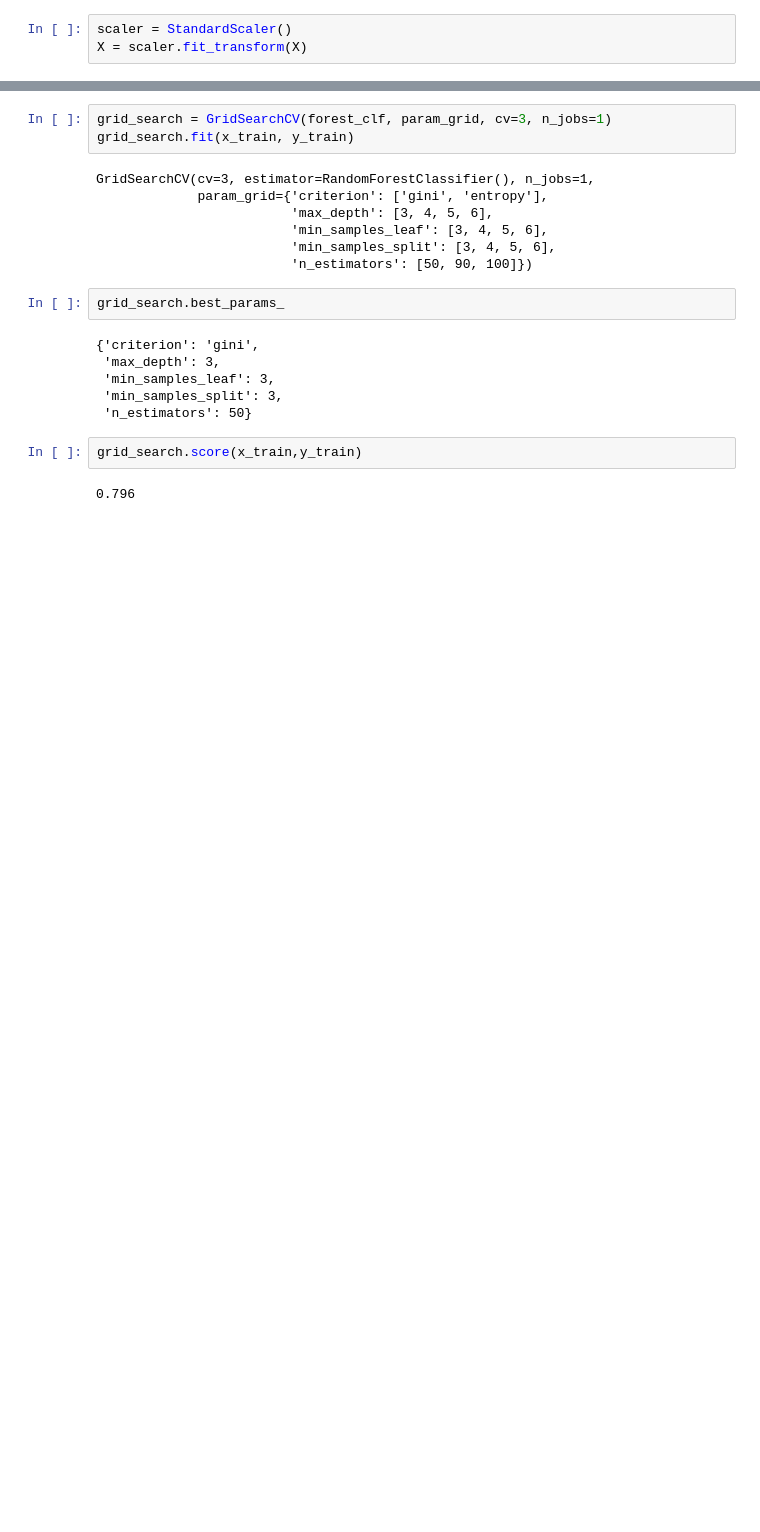
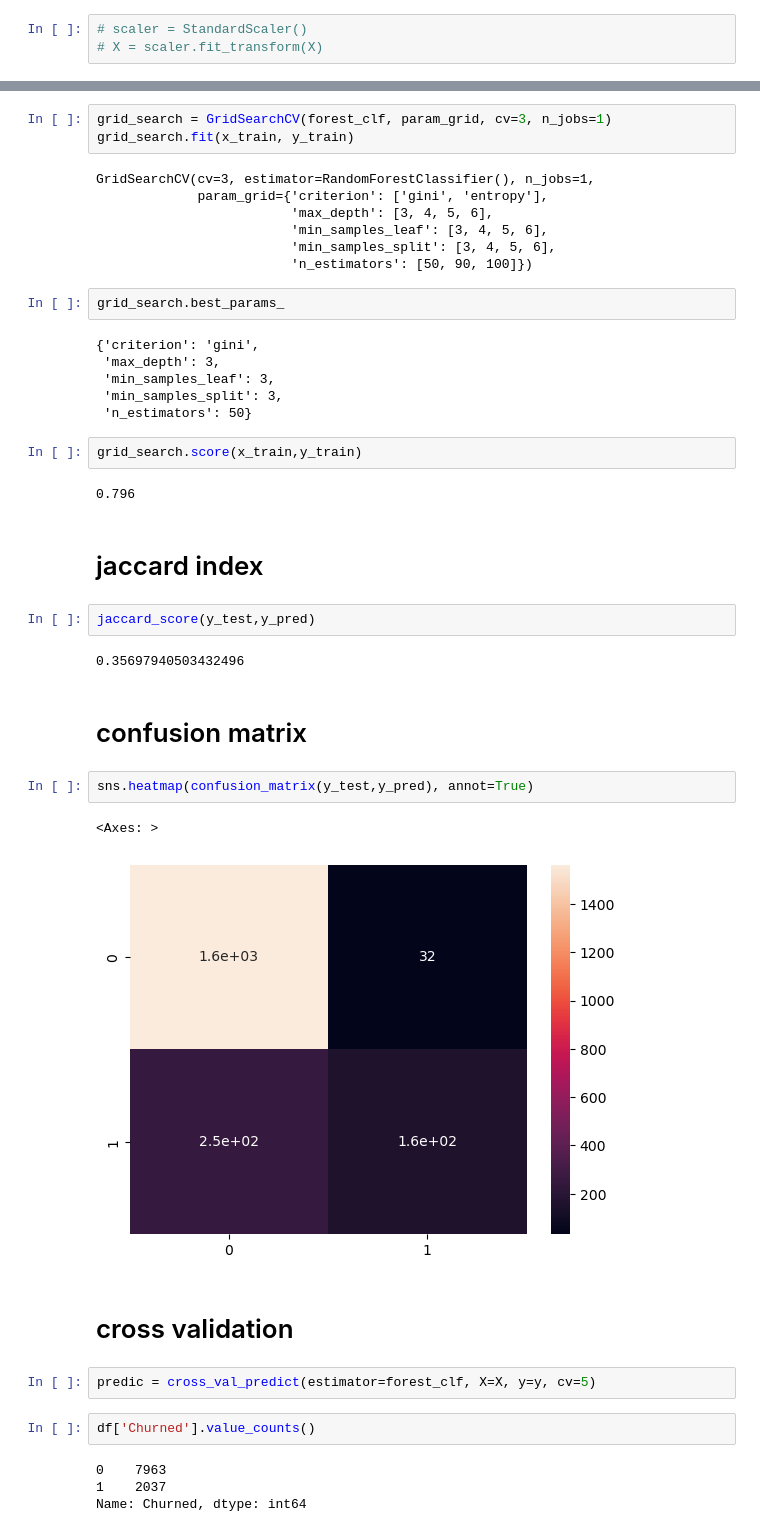
Before and after one commit to AzamatErgashov/customer_churn_youtube-and-deep-learning, a Jupyter notebook: main.ipynb, the cells around one changed output, grey strips where cells are left out. Cells and saved outputs as stored; diff of their text form; blank space fills up the shorter version.

```diff
--- a/main.ipynb
+++ b/main.ipynb
@@ -97,6 +118,6 @@ y = df['Churned']
 # %%
-scaler = StandardScaler()
-X = scaler.fit_transform(X)
+# scaler = StandardScaler()
+# X = scaler.fit_transform(X)
 # %%
 x_train, x_test, y_train, y_test = train_test_split(X, y, test_size=0.20, random_state=0)
 # %%
@@ -150,3 +171,26 @@ grid_search.best_params_
 grid_search.score(x_train,y_train)
 # %% [output]
 0.796
+# %% [markdown]
+# jaccard index
+# %%
+jaccard_score(y_test,y_pred)
+# %% [output]
+0.35697940503432496
+# %% [markdown]
+# confusion matrix
+# %%
+sns.heatmap(confusion_matrix(y_test,y_pred), annot=True)
+# %% [output]
+<Axes: >
+[figure, added]
+# %% [markdown]
+# cross validation
+# %%
+predic = cross_val_predict(estimator=forest_clf, X=X, y=y, cv=5)
+# %%
+df['Churned'].value_counts()
+# %% [output]
+0    7963
+1    2037
+Name: Churned, dtype: int64
```
Also changed, not shown: parts of 28 cells of this notebook.
